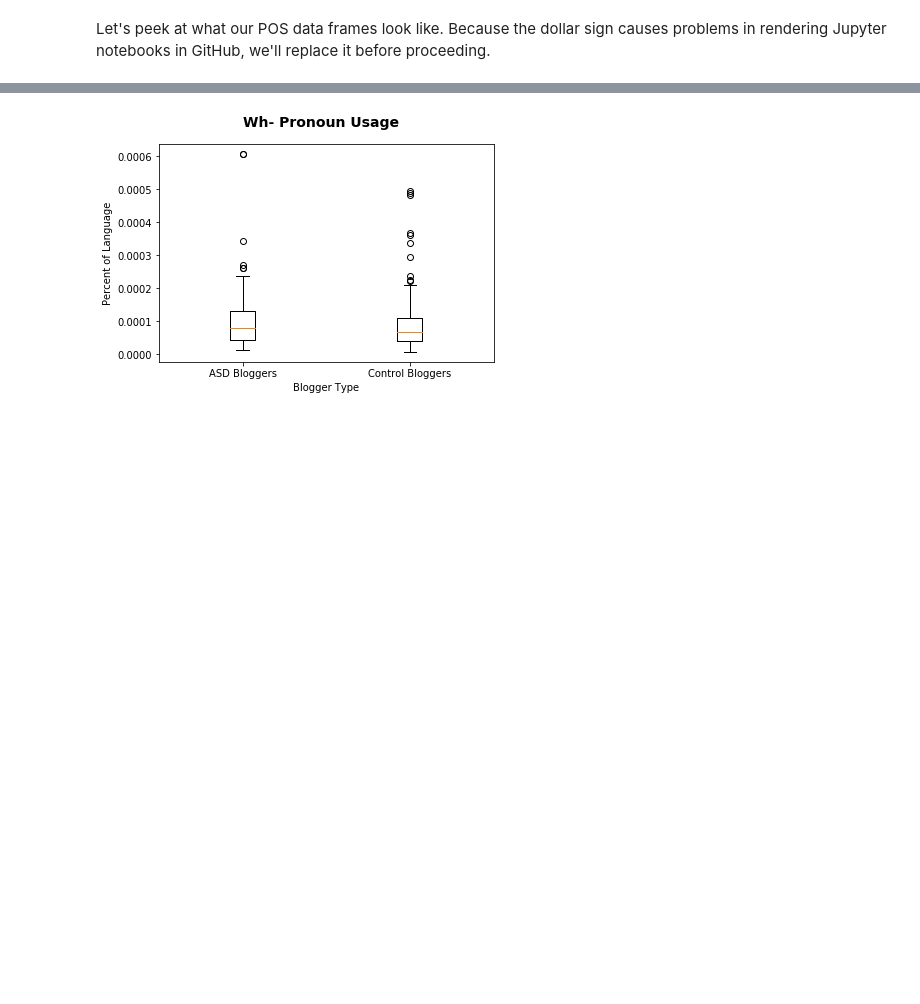
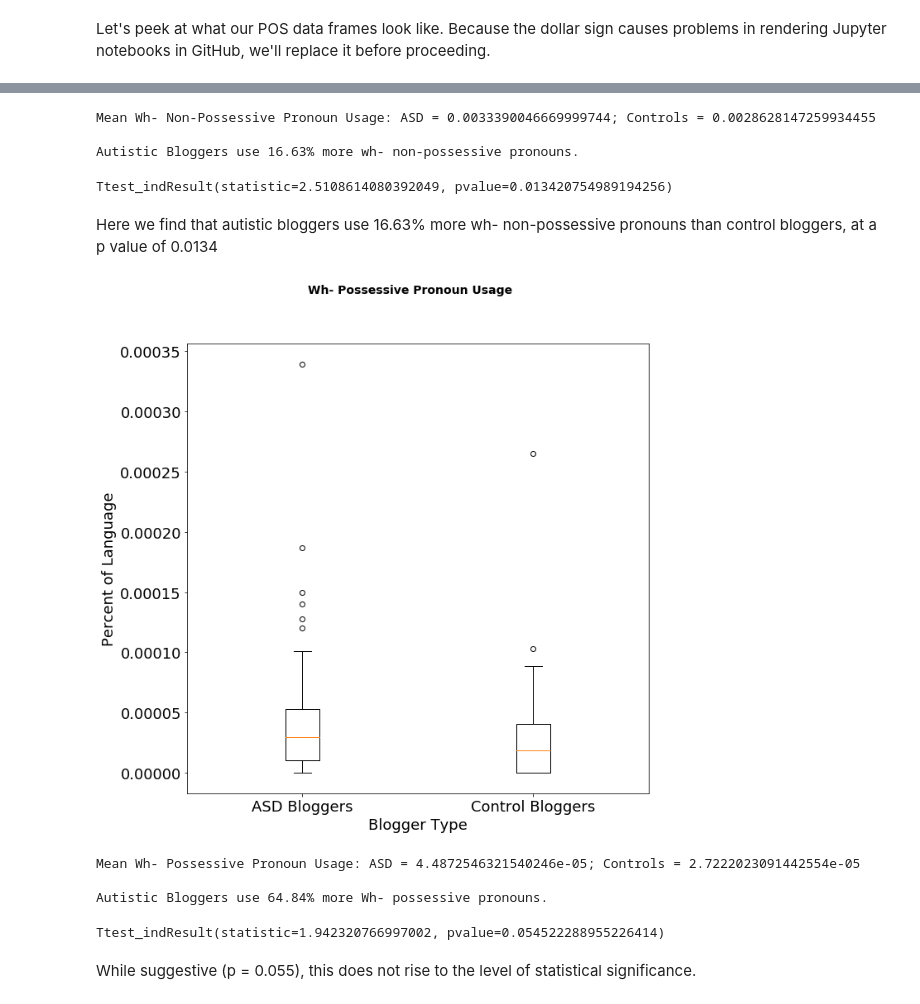
Before and after one commit to pm0kjp/cuny-capstone, a Jupyter notebook: scripts/statistical_comparisons.ipynb, the cells around one changed output, grey strips where cells are left out. Saved outputs shown, nothing was run; the diff lists cells and outputs as text; code cells hidden in the pictures; blank space fills up the shorter version.

```diff
--- a/scripts/statistical_comparisons.ipynb
+++ b/scripts/statistical_comparisons.ipynb
@@ -27,7 +47,7 @@ pronouns = ["POS", "PRP", "PRP$", "WP", "WP$","sum"]
 # %% [markdown]
 Let's peek at what our POS data frames look like. Because the dollar sign causes problems in rendering Jupyter notebooks in GitHub, we'll replace it before proceeding.
 # %%
-asdPOS=asdPOS[pronouns]
+asdPOS=asdPOS[pronouns_pos]
 asdPOS=asdPOS.rename(columns={'POS' : 'possessive-endings','PRP': 'personal', 'PRP$': 'possessive', 'WP': 'wh-non-possessive', 'WP$': 'wh-possessive'})
 asdPOS.head()
 # %% [output]
@@ -40,5 +60,5 @@ asdPOS.head()
 # %%
-controlsPOS=controlsPOS[pronouns]
+controlsPOS=controlsPOS[pronouns_pos]
 controlsPOS=controlsPOS.rename(columns={'POS' : 'possessive-endings', 'PRP': 'personal', 'PRP$': 'possessive', 'WP': 'wh-non-possessive', 'WP$': 'wh-possessive'})
 controlsPOS.head()
 # %% [output]
@@ -53,5 +73,5 @@ Let's create percentage-of-total columns.
 # %%
-asdPOS = asdPOS.join(asdPOS.div(asdPOS['sum'], axis=0), rsuffix='_pct')
+asdPOS = asdPOS.join(asdPOS.div(asdPOS['sum'], axis=0), rsuffix='_pct').fillna(0)
 asdPOS.head()
 # %% [output]
 |  | possessive-endings | personal | possessive | wh-non-possessive | wh-possessive | sum | ... |
@@ -63,5 +83,5 @@ asdPOS.head()
 # %%
-controlsPOS = controlsPOS.join(controlsPOS.div(controlsPOS['sum'], axis=0), rsuffix='_pct')
+controlsPOS = controlsPOS.join(controlsPOS.div(controlsPOS['sum'], axis=0), rsuffix='_pct').fillna(0)
 controlsPOS.head()
 # %% [output]
 |  | possessive-endings | personal | possessive | wh-non-possessive | wh-possessive | sum | ... |
@@ -112,13 +215,51 @@ plt.show()
+# %%
+pct_diff = (asdPOS["wh-non-possessive_pct"].mean()/controlsPOS["wh-non-possessive_pct"].mean())*100-100
+
+
+print("Mean Wh- Non-Possessive Pronoun Usage: ASD = " +
+      str(asdPOS["wh-non-possessive_pct"].mean()) +
+     "; Controls = " + str(controlsPOS["wh-non-possessive_pct"].mean()) +
+     "\n\n" +
+     "Autistic Bloggers use " + str(round(pct_diff,2)) + "% more wh- non-possessive pronouns.")
+# %% [output]
+Mean Wh- Non-Possessive Pronoun Usage: ASD = 0.0033390046669999744; Controls = 0.0028628147259934455
+
+Autistic Bloggers use 16.63% more wh- non-possessive pronouns.
+# %%
+ttest_ind(asdPOS["wh-non-possessive_pct"],controlsPOS["wh-non-possessive_pct"])
+# %% [output]
+Ttest_indResult(statistic=2.5108614080392049, pvalue=0.013420754989194256)
+# %% [markdown]
+Here we find that autistic bloggers use 16.63% more wh- non-possessive pronouns than control bloggers, at a p value of 0.0134
 # %%
-fig = plt.figure()
-fig.suptitle('Wh- Pronoun Usage', fontsize=14, fontweight='bold')
+fig = plt.figure(figsize=(10,10))
+fig.suptitle('Wh- Possessive Pronoun Usage', fontsize=14, fontweight='bold')
 
 ax = fig.add_subplot(111)
-ax.boxplot([asdPOS["wh-possessive_pct"].dropna(),controlsPOS["wh-possessive_pct"].dropna()], labels=["ASD Bloggers", "Control Bloggers"])
+ax.boxplot([asdPOS["wh-possessive_pct"],controlsPOS["wh-possessive_pct"]], labels=["ASD Bloggers", "Control Bloggers"])
 
 ax.set_xlabel('Blogger Type')
 ax.set_ylabel('Percent of Language')
 
 plt.show()
 # %% [output]
-[figure, old version]
+[figure, new version]
+# %%
+pct_diff = (asdPOS["wh-possessive_pct"].mean()/controlsPOS["wh-possessive_pct"].mean())*100-100
+
+
+print("Mean Wh- Possessive Pronoun Usage: ASD = " +
+      str(asdPOS["wh-possessive_pct"].mean()) +
+     "; Controls = " + str(controlsPOS["wh-possessive_pct"].mean()) +
+     "\n\n" +
+     "Autistic Bloggers use " + str(round(pct_diff,2)) + "% more Wh- possessive pronouns.")
+# %% [output]
+Mean Wh- Possessive Pronoun Usage: ASD = 4.4872546321540246e-05; Controls = 2.7222023091442554e-05
+
+Autistic Bloggers use 64.84% more Wh- possessive pronouns.
+# %%
+ttest_ind(asdPOS["wh-possessive_pct"],controlsPOS["wh-possessive_pct"])
+# %% [output]
+Ttest_indResult(statistic=1.942320766997002, pvalue=0.054522288955226414)
+# %% [markdown]
+While suggestive (p = 0.055), this does not rise to the level of statistical significance.
```
Also changed, not shown: parts of 34 cells of this notebook, 2 other files.
